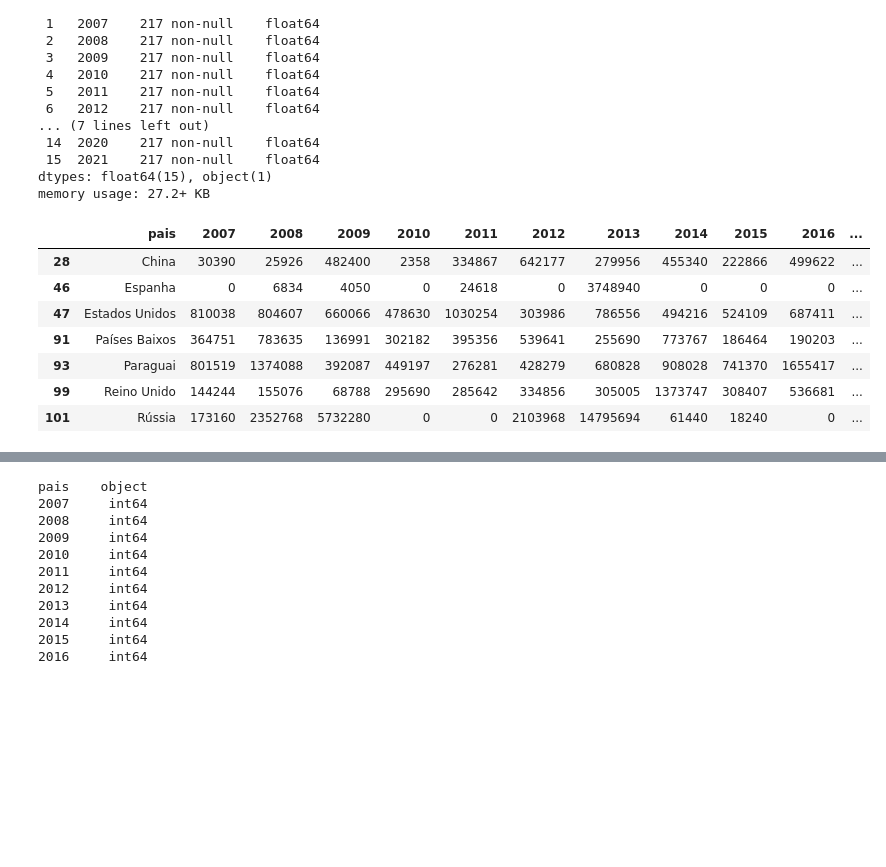
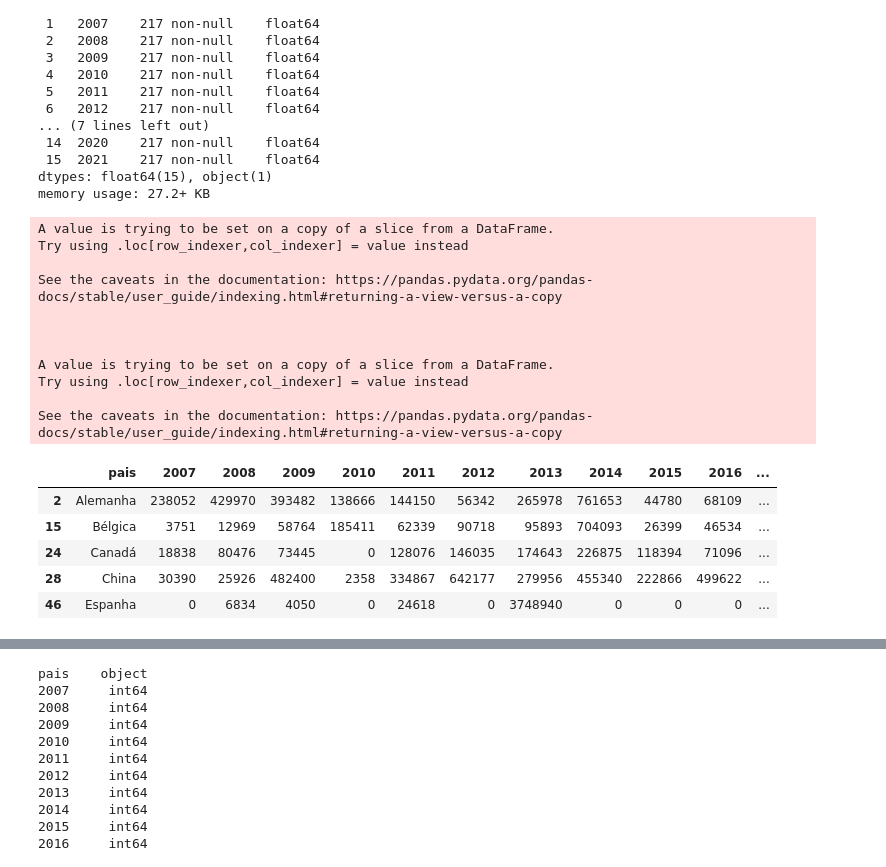
Before and after one commit to MCardosoDev/Tech_Challenge_Fase1, a Jupyter notebook: Tech_Challenge.ipynb, the cells around one changed output, grey strips where cells are left out. Cells and saved outputs as stored; diff of their text form; code cells hidden in the pictures; blank space fills up the shorter version.

```diff
--- a/Tech_Challenge.ipynb
+++ b/Tech_Challenge.ipynb
@@ -1132,19 +1132,30 @@ Data columns (total 16 columns):
 dtypes: float64(15), object(1)
 memory usage: 27.2+ KB
 # %%
-paises_exportacao = dataset_exp_valor.query("pais == 'Paraguai' or pais == 'Rússia' or pais == 'Estados Unidos' or pais == 'Reino Unido' or pais == 'China' or pais == 'Países Baixos' or pais == 'Espanha'")
+dataset_exp_valor['pais'] = dataset_exp_valor['pais'].str.replace('Alemanha, República Democrática', 'Alemanha')
+dataset_exp_valor['pais'] = dataset_exp_valor['pais'].str.replace('Taiwan (FORMOSA)', 'Taiwan')
+paises_exportacao = dataset_exp_valor.query("pais == 'Paraguai' or pais == 'Rússia' or pais == 'Estados Unidos' or pais == 'Reino Unido' or pais == 'China' or pais == 'Países Baixos' or pais == 'Espanha' or pais == 'Alemanha' or pais == 'Japão' or pais == 'Haiti' or pais == 'Bélgica' or pais == 'Canadá' or pais == 'Suíça'")
 periodo_exp = [str(ano) for ano in range(2007, 2022)]
 colunas_exp = ['pais'] + periodo_exp
 paises_exportacao = paises_exportacao.loc[:, colunas_exp]
-paises_exportacao
+paises_exportacao.head()
 # %% [output]
+A value is trying to be set on a copy of a slice from a DataFrame.
+Try using .loc[row_indexer,col_indexer] = value instead
+
+See the caveats in the documentation: https://pandas.pydata.org/pandas-docs/stable/user_guide/indexing.html#returning-a-view-versus-a-copy
+
+
+
+A value is trying to be set on a copy of a slice from a DataFrame.
+Try using .loc[row_indexer,col_indexer] = value instead
+
+See the caveats in the documentation: https://pandas.pydata.org/pandas-docs/stable/user_guide/indexing.html#returning-a-view-versus-a-copy
 |  | pais | 2007 | 2008 | 2009 | 2010 | 2011 | 2012 | 2013 | 2014 | 2015 | 2016 | ... |
+| 2 | Alemanha | 238052 | 429970 | 393482 | 138666 | 144150 | 56342 | 265978 | 761653 | 44780 | 68109 | ... |
+| 15 | Bélgica | 3751 | 12969 | 58764 | 185411 | 62339 | 90718 | 95893 | 704093 | 26399 | 46534 | ... |
+| 24 | Canadá | 18838 | 80476 | 73445 | 0 | 128076 | 146035 | 174643 | 226875 | 118394 | 71096 | ... |
 | 28 | China | 30390 | 25926 | 482400 | 2358 | 334867 | 642177 | 279956 | 455340 | 222866 | 499622 | ... |
 | 46 | Espanha | 0 | 6834 | 4050 | 0 | 24618 | 0 | 3748940 | 0 | 0 | 0 | ... |
-| 47 | Estados Unidos | 810038 | 804607 | 660066 | 478630 | 1030254 | 303986 | 786556 | 494216 | 524109 | 687411 | ... |
-| 91 | Países Baixos | 364751 | 783635 | 136991 | 302182 | 395356 | 539641 | 255690 | 773767 | 186464 | 190203 | ... |
-| 93 | Paraguai | 801519 | 1374088 | 392087 | 449197 | 276281 | 428279 | 680828 | 908028 | 741370 | 1655417 | ... |
-| 99 | Reino Unido | 144244 | 155076 | 68788 | 295690 | 285642 | 334856 | 305005 | 1373747 | 308407 | 536681 | ... |
-| 101 | Rússia | 173160 | 2352768 | 5732280 | 0 | 0 | 2103968 | 14795694 | 61440 | 18240 | 0 | ... |
 # %%
 # paises_importacao = dataset_imp_valor.query("pais == 'Paraguai' or pais == 'Rússia' or pais == 'Estados Unidos' or pais == 'Reino Unido' or pais == 'China' or pais == 'Países Baixos' or pais == 'Espanha'")
```
Also changed, not shown: parts of 17 cells of this notebook, 5 other files.
